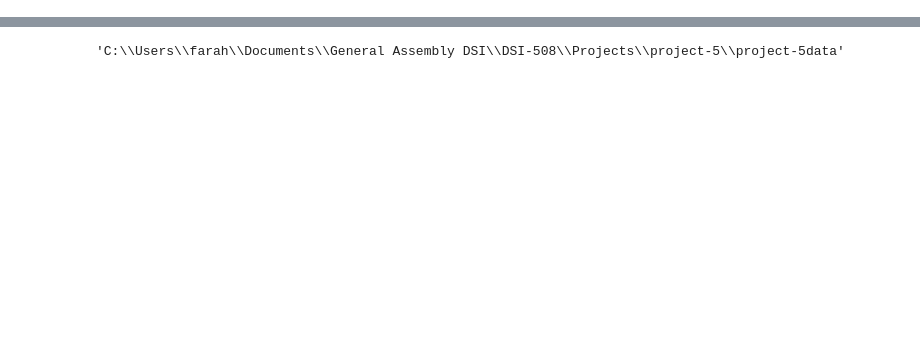
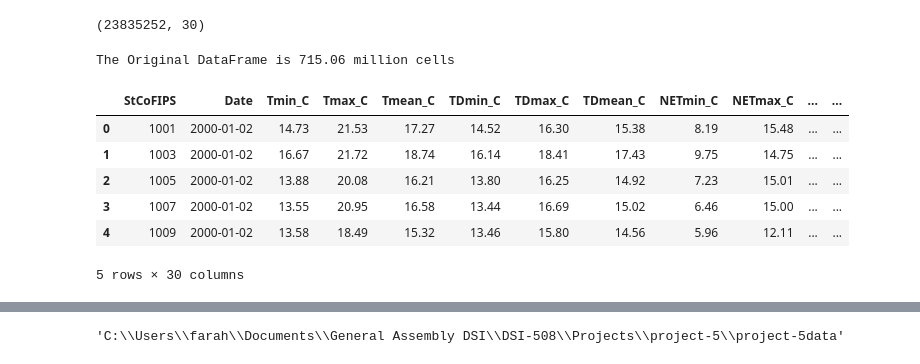
Before and after one commit to farahmalik11/project-5, a Jupyter notebook: Mrg_Temp_Drought.ipynb, the cells around one changed output, grey strips where cells are left out. Cells and saved outputs as stored; diff of their text form; code cells hidden in the pictures; blank space fills up the shorter version.

```diff
--- a/Mrg_Temp_Drought.ipynb
+++ b/Mrg_Temp_Drought.ipynb
@@ -6,0 +94,18 @@ import os
+# %%
+temp_df.shape
+# %% [output]
+(23835252, 30)
+# %%
+print(f"The Original DataFrame is {round(temp_df.size / 1_000_000,2)} million cells")
+# %% [output]
+The Original DataFrame is 715.06 million cells
+# %%
+temp_df.head()
+# %% [output]
+|  | StCoFIPS | Date | Tmin_C | Tmax_C | Tmean_C | TDmin_C | TDmax_C | TDmean_C | NETmin_C | NETmax_C | ... | ... |
+| 0 | 1001 | 2000-01-02 | 14.73 | 21.53 | 17.27 | 14.52 | 16.30 | 15.38 | 8.19 | 15.48 | ... | ... |
+| 1 | 1003 | 2000-01-02 | 16.67 | 21.72 | 18.74 | 16.14 | 18.41 | 17.43 | 9.75 | 14.75 | ... | ... |
+| 2 | 1005 | 2000-01-02 | 13.88 | 20.08 | 16.21 | 13.80 | 16.25 | 14.92 | 7.23 | 15.01 | ... | ... |
+| 3 | 1007 | 2000-01-02 | 13.55 | 20.95 | 16.58 | 13.44 | 16.69 | 15.02 | 6.46 | 15.00 | ... | ... |
+| 4 | 1009 | 2000-01-02 | 13.58 | 18.49 | 15.32 | 13.46 | 15.80 | 14.56 | 5.96 | 12.11 | ... | ... |
+5 rows × 30 columns
```
Also changed, not shown: parts of 88 cells of this notebook, 1 other file.
